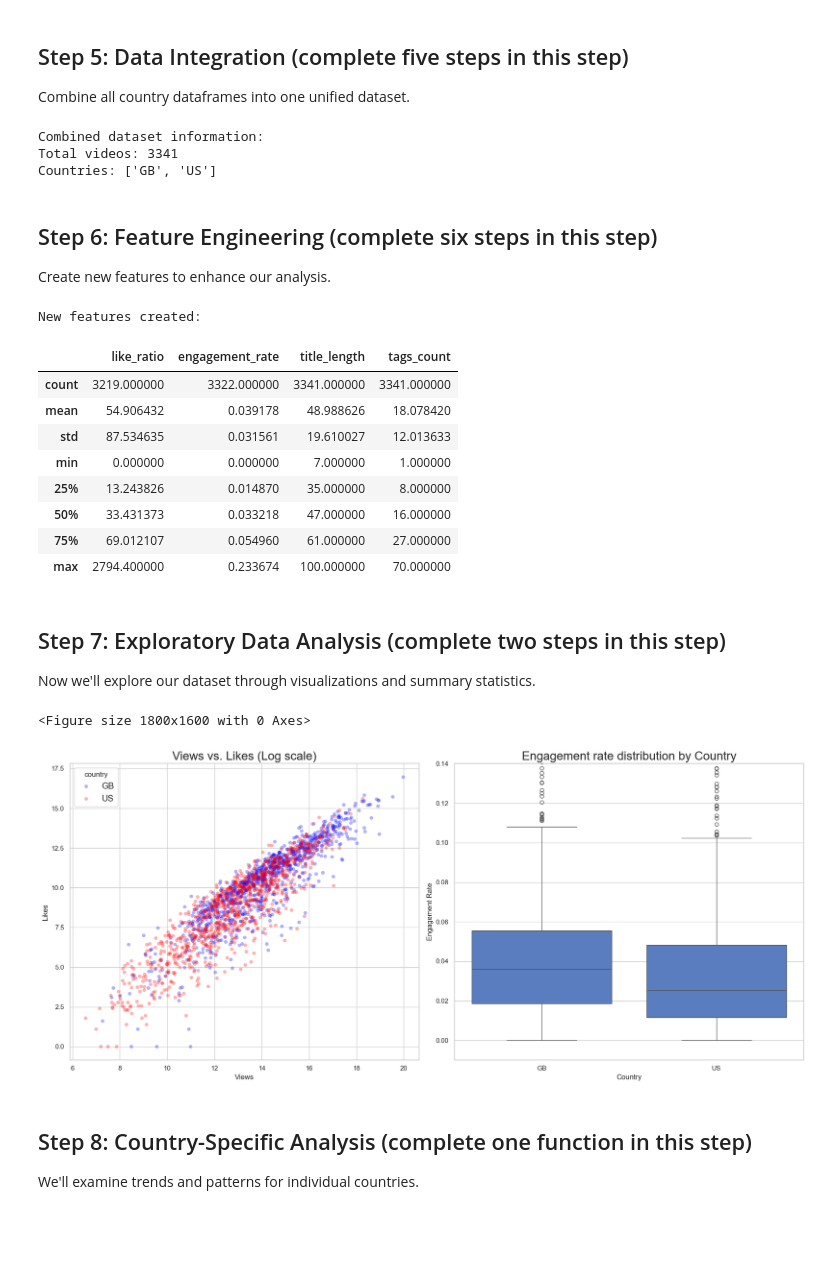
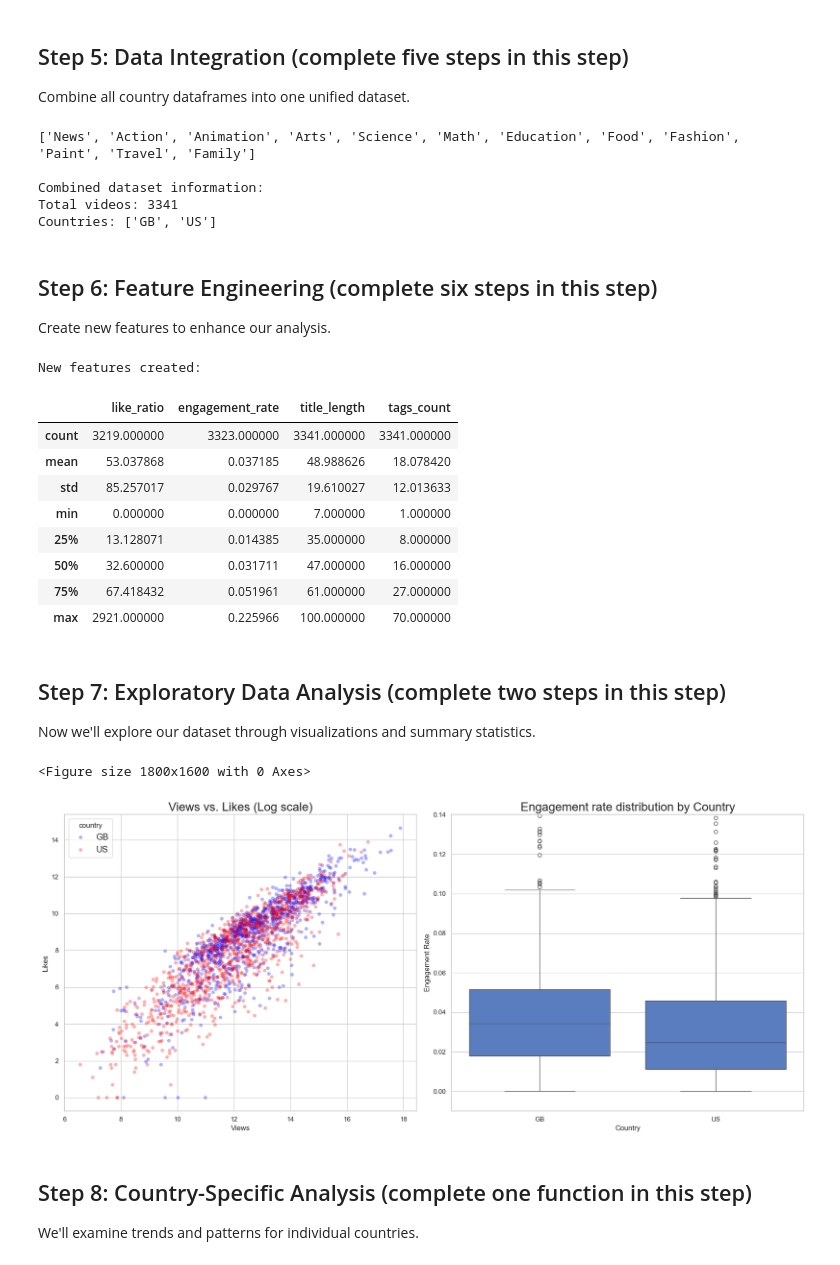
Before and after one commit to Thend911/Data-Analysis, a Jupyter notebook: VideoAnalysis-HW.ipynb, the cells around one changed output. Drawn from its saved outputs; the diff is of its cells as text; code cells hidden in the pictures; blank space fills up the shorter version.

```diff
--- a/VideoAnalysis-HW.ipynb
+++ b/VideoAnalysis-HW.ipynb
@@ -225,7 +226,9 @@ for _, row in full_df.iterrows():
         # If video_id already exists, update the numeric columns
         index = combined_df['title'].index(title)
         for col in ['views', 'likes', 'dislikes', 'comment_total']:
-            combined_df[col][index] += row[col]
+            # keep max
+            if combined_df[col][index] < row[col]:
+                combined_df[col][index] = row[col]
         # Update the date column to the latest value
         combined_df['date'][index] = row['date']
 # Convert combined_df back to a DataFrame
@@ -236,12 +239,13 @@ combined_df = pd.DataFrame.from_dict(combined_df)
 #------- complete the step-------------
 combined_df = combined_df.set_index('video_id')
 #------- complete the step-------------
-
 # Final dataset info
 print("\nCombined dataset information:")
 print(f"Total videos: {len(combined_df)}")
 print(f"Countries: {combined_df['country'].unique().tolist()}")
 # %% [output]
+['News', 'Action', 'Animation', 'Arts', 'Science', 'Math', 'Education', 'Food', 'Fashion', 'Paint', 'Travel', 'Family']
+
 Combined dataset information:
 Total videos: 3341
 Countries: ['GB', 'US']
@@ -302,14 +306,14 @@ display(combined_df[['like_ratio', 'engagement_rate',
 # %% [output]
 New features created:
 |  | like_ratio | engagement_rate | title_length | tags_count |
-| count | 3219.000000 | 3322.000000 | 3341.000000 | 3341.000000 |
-| mean | 54.906432 | 0.039178 | 48.988626 | 18.078420 |
-| std | 87.534635 | 0.031561 | 19.610027 | 12.013633 |
+| count | 3219.000000 | 3323.000000 | 3341.000000 | 3341.000000 |
+| mean | 53.037868 | 0.037185 | 48.988626 | 18.078420 |
+| std | 85.257017 | 0.029767 | 19.610027 | 12.013633 |
 | min | 0.000000 | 0.000000 | 7.000000 | 1.000000 |
-| 25% | 13.243826 | 0.014870 | 35.000000 | 8.000000 |
-| 50% | 33.431373 | 0.033218 | 47.000000 | 16.000000 |
-| 75% | 69.012107 | 0.054960 | 61.000000 | 27.000000 |
-| max | 2794.400000 | 0.233674 | 100.000000 | 70.000000 |
+| 25% | 13.128071 | 0.014385 | 35.000000 | 8.000000 |
+| 50% | 32.600000 | 0.031711 | 47.000000 | 16.000000 |
+| 75% | 67.418432 | 0.051961 | 61.000000 | 27.000000 |
+| max | 2921.000000 | 0.225966 | 100.000000 | 70.000000 |
 # %% [markdown]
 ## Step 7: Exploratory Data Analysis (complete two steps in this step)
 Now we'll explore our dataset through visualizations and summary statistics.
@@ -328,36 +332,35 @@ GB_like = numpy.log(combined_df['likes'].replace(-1,1).head(1000))
 US_view = numpy.log(combined_df['views'].replace(-1,1).tail(1000))
 US_like = numpy.log(combined_df['likes'].replace(-1,1).tail(1000))
 ax1.scatter(GB_view, GB_like, c='blue', alpha=0.3, edgecolors='none', label="GB")
 ax1.scatter(US_view, US_like, c='red', alpha=0.3, edgecolors='none', label="US")
 ax1.legend(title = "country",loc="upper left", fontsize='large')
 ax1.set_xlabel('Views')
 ax1.set_ylabel('Likes')
 ax1.set_title('Views vs. Likes (Log scale)', fontsize = 20)
 
 #------- complete the step-------------
 
 # Plot 2: Engagement Rate by Country
 # Step 2: make a box plot shows different country engagement_rate
 
 # # Drop NaN values explicitly and convert to lists
 gb = combined_df['engagement_rate'].head(1000).dropna()
 us = combined_df['engagement_rate'].tail(1000).dropna()
 
 plot_df = pd.concat([
     gb.to_frame(name='engagement_rate').assign(Country='GB'),
-    us.to_frame(name='engagement_rate').assign(Country='US')
-], ignore_index=True)
+    us.to_frame(name='engagement_rate').assign(Country='US')], ignore_index=True)
 
 sns.boxplot(data=plot_df, x='Country', y='engagement_rate')
 plt.ylim(-0.01, 0.14)
 plt.xlabel("Country")
 plt.ylabel("Engagement Rate")
 plt.title('Engagement rate distribution by Country', fontsize=20)
 plt.tight_layout()
 plt.show()
 # %% [output]
 <Figure size 1800x1600 with 0 Axes>
-[figure, old version]
+[figure, new version]
 # %% [markdown]
 ## Step 8: Country-Specific Analysis (complete one function in this step)
 We'll examine trends and patterns for individual countries.
```
Also changed, not shown: parts of 5 cells of this notebook, 4 other files.
